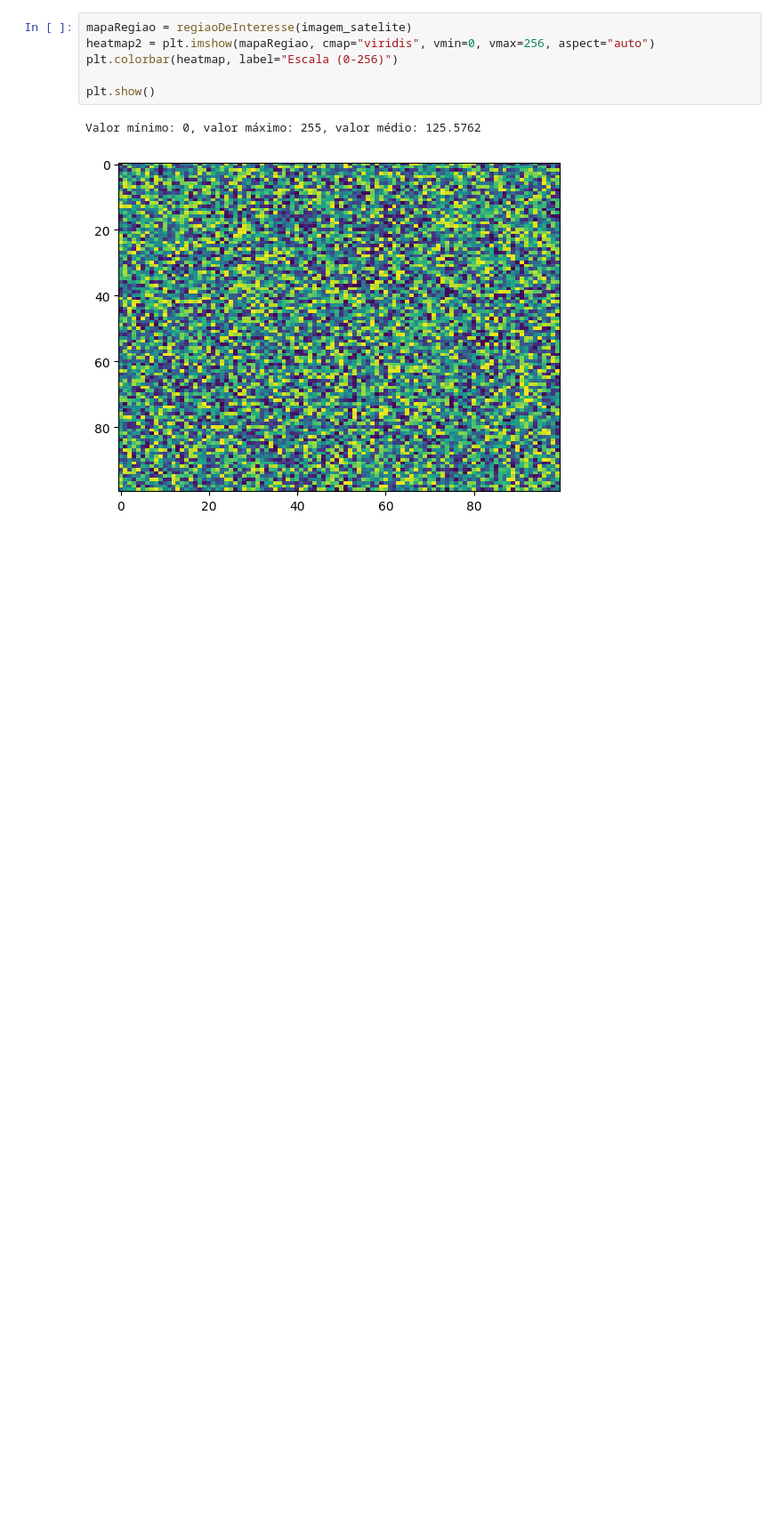
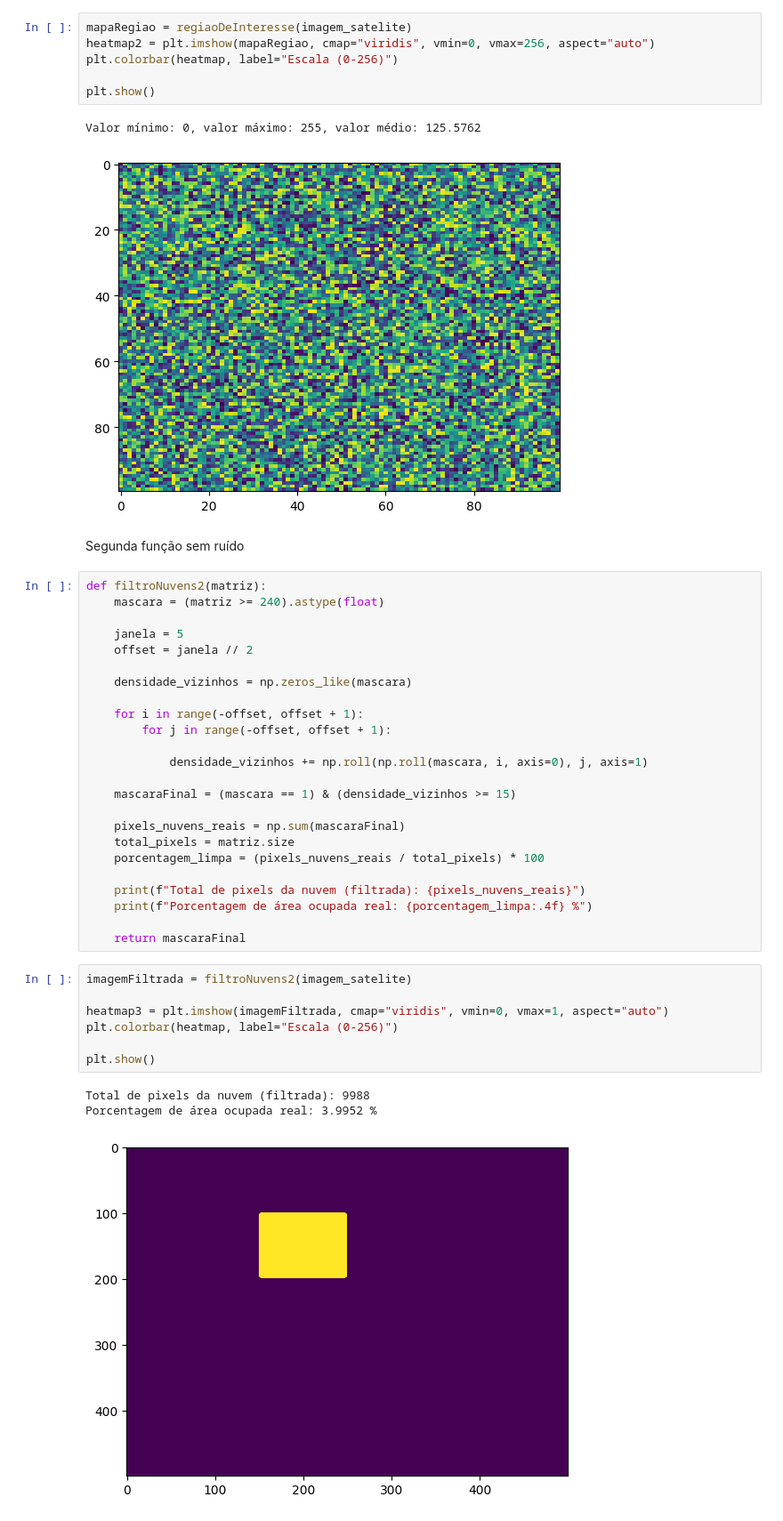
Before and after one commit to arturqg11/C-digos_Aleat-rios_Python, a Jupyter notebook: Desafio_IC_Minuzzi.ipynb, the cells around one changed output. Shown at 89% size. Drawn from its saved outputs; the diff is of its cells as text; blank space fills up the shorter version.

```diff
--- a/Desafio_IC_Minuzzi.ipynb
+++ b/Desafio_IC_Minuzzi.ipynb
@@ -100,3 +106,40 @@ plt.show()
 # %% [output]
 Valor mínimo: 0, valor máximo: 255, valor médio: 125.5762
 [figure]
+# %% [markdown]
+Segunda função sem ruído
+# %%
+def filtroNuvens2(matriz):
+    mascara = (matriz >= 240).astype(float)
+
+    janela = 5
+    offset = janela // 2
+
+    densidade_vizinhos = np.zeros_like(mascara)
+
+    for i in range(-offset, offset + 1):
+        for j in range(-offset, offset + 1):
+
+            densidade_vizinhos += np.roll(np.roll(mascara, i, axis=0), j, axis=1)
+
+    mascaraFinal = (mascara == 1) & (densidade_vizinhos >= 15)
+
+    pixels_nuvens_reais = np.sum(mascaraFinal)
+    total_pixels = matriz.size
+    porcentagem_limpa = (pixels_nuvens_reais / total_pixels) * 100
+
+    print(f"Total de pixels da nuvem (filtrada): {pixels_nuvens_reais}")
+    print(f"Porcentagem de área ocupada real: {porcentagem_limpa:.4f} %")
+
+    return mascaraFinal
+# %%
+imagemFiltrada = filtroNuvens2(imagem_satelite)
+
+heatmap3 = plt.imshow(imagemFiltrada, cmap="viridis", vmin=0, vmax=1, aspect="auto")
+plt.colorbar(heatmap, label="Escala (0-256)")
+
+plt.show()
+# %% [output]
+Total de pixels da nuvem (filtrada): 9988
+Porcentagem de área ocupada real: 3.9952 %
+[figure, added]
```
Also changed, not shown: parts of 1 cell of this notebook.
